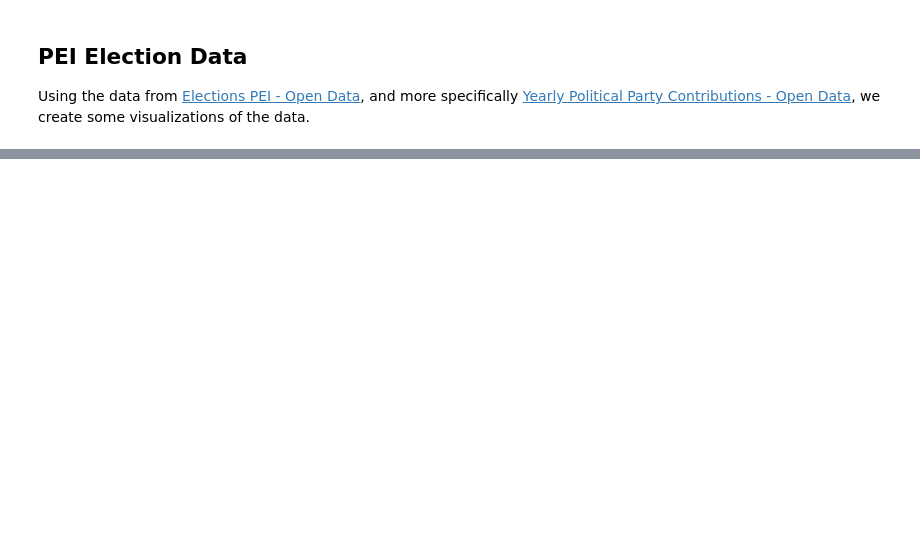
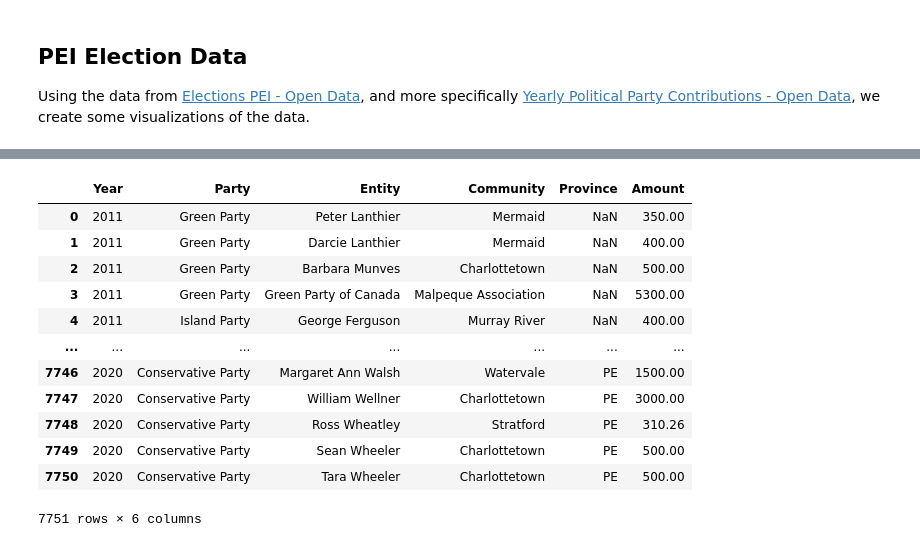
Before and after one commit to SDCoulter/pei_data, a Jupyter notebook: 03_Elections/01_data_cleaning.ipynb, the cells around one changed output, grey strips where cells are left out. Cells and saved outputs as stored; diff of their text form; code cells hidden in the pictures; blank space fills up the shorter version.

```diff
--- a/03_Elections/01_data_cleaning.ipynb
+++ b/03_Elections/01_data_cleaning.ipynb
@@ -170,0 +105,4 @@ df
+# %%
+# Drop the rows that lack data.
+df = df.drop(columns=['Address', 'Postal Code', 'Country'])
+df.head()
@@ -170,0 +116,18 @@ df
+# %%
+# Replace currency with float value.
+df['Amount'] = df['Amount'].replace('[\$,]', '', regex=True).astype(float)
+df
+# %% [output]
+|  | Year | Party | Entity | Community | Province | Amount |
+| 0 | 2011 | Green Party | Peter Lanthier | Mermaid | NaN | 350.00 |
+| 1 | 2011 | Green Party | Darcie Lanthier | Mermaid | NaN | 400.00 |
+| 2 | 2011 | Green Party | Barbara Munves | Charlottetown | NaN | 500.00 |
+| 3 | 2011 | Green Party | Green Party of Canada | Malpeque Association | NaN | 5300.00 |
+| 4 | 2011 | Island Party | George Ferguson | Murray River | NaN | 400.00 |
+| ... | ... | ... | ... | ... | ... | ... |
+| 7746 | 2020 | Conservative Party | Margaret Ann Walsh | Watervale | PE | 1500.00 |
+| 7747 | 2020 | Conservative Party | William Wellner | Charlottetown | PE | 3000.00 |
+| 7748 | 2020 | Conservative Party | Ross Wheatley | Stratford | PE | 310.26 |
+| 7749 | 2020 | Conservative Party | Sean Wheeler | Charlottetown | PE | 500.00 |
+| 7750 | 2020 | Conservative Party | Tara Wheeler | Charlottetown | PE | 500.00 |
+7751 rows × 6 columns
```
Also changed, not shown: parts of 35 cells of this notebook.
